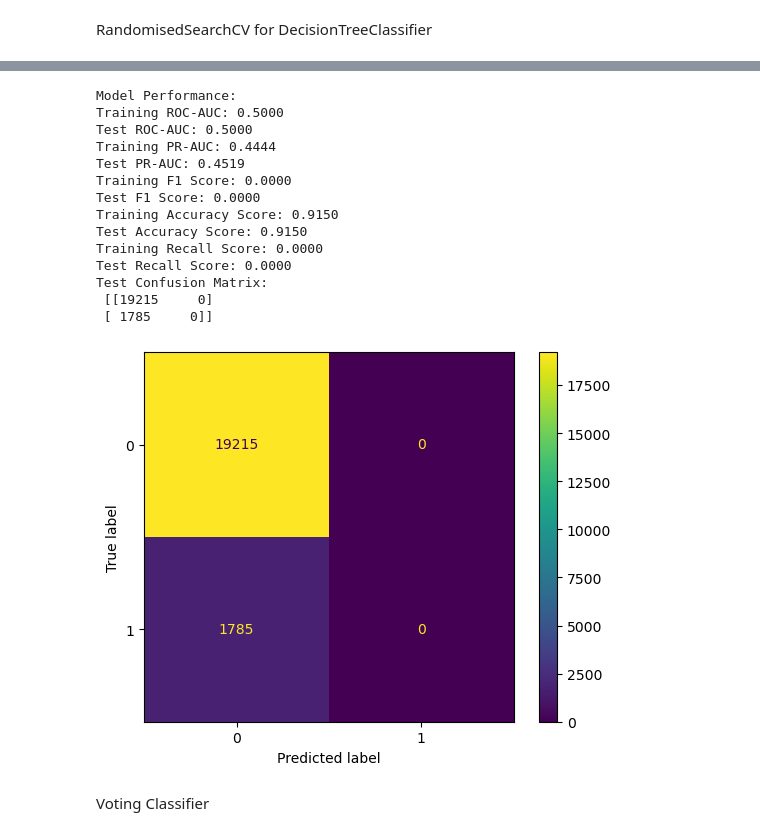
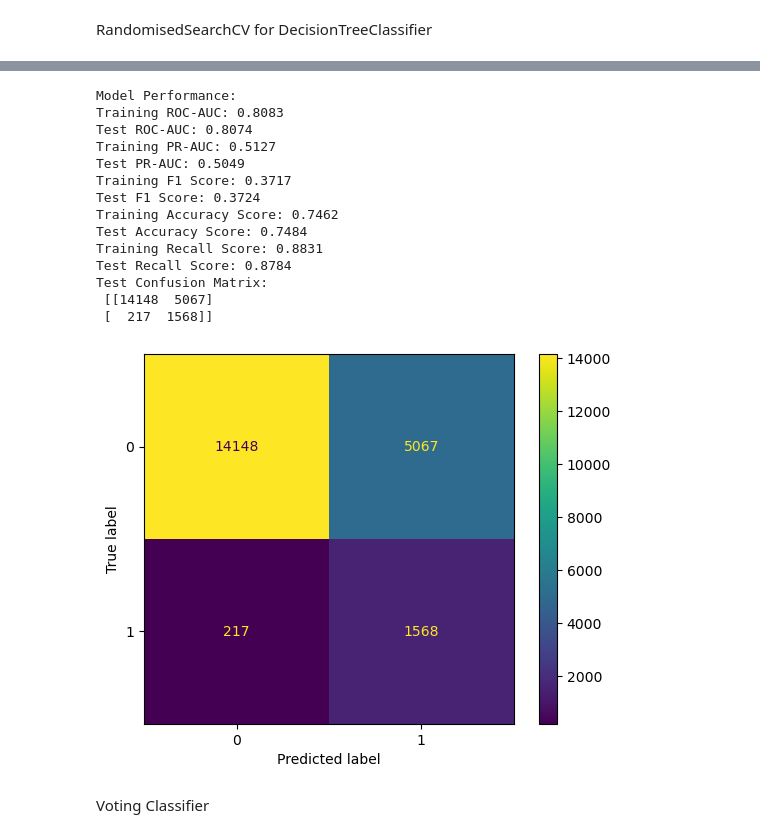
Before and after one commit to kasia-sko/ML, a Jupyter notebook: projekt_1/budowa_krok_2_1.ipynb, the cells around one changed output, grey strips where cells are left out. Saved outputs shown, nothing was run; the diff lists cells and outputs as text; code cells hidden in the pictures.

```diff
--- a/projekt_1/budowa_krok_2_1.ipynb
+++ b/projekt_1/budowa_krok_2_1.ipynb
@@ -467,7 +492,7 @@ param_dist = {
     'min_samples_leaf': [0.05, 0.1, 0.15, 0.2],
     'criterion': ['gini', 'entropy']
 }
-dt = DecisionTreeClassifier(random_state=42)
+dt = DecisionTreeClassifier(class_weight='balanced')
 scoring = {
     'roc_auc': 'roc_auc',
     'f1_score': 'f1',
@@ -510,28 +540,28 @@ Test Confusion Matrix:
 # %%
-lr = LogisticRegression()
+lr = LogisticRegression(class_weight='balanced')
 
 knn = KNeighborsClassifier(n_neighbors=9)
 
-dt = DecisionTreeClassifier(max_depth = 15, min_samples_leaf=0.1, random_state=2, max_features = 15)
+dt = DecisionTreeClassifier(max_depth = 15, min_samples_leaf=0.1, random_state=2, max_features = 15, class_weight='balanced')
 scores_model(X_train_transformed_df, X_test_transformed_df, dt)
 
 classifiers = [('Logistic Regression', lr), ('K Nearest Neighbours', knn), ('Classification Tree', dt)]
 # %% [output]
 Model Performance:
-Training ROC-AUC: 0.5000
-Test ROC-AUC: 0.5000
-Training PR-AUC: 0.4444
-Test PR-AUC: 0.4519
-Training F1 Score: 0.0000
-Test F1 Score: 0.0000
-Training Accuracy Score: 0.9150
-Test Accuracy Score: 0.9150
-Training Recall Score: 0.0000
-Test Recall Score: 0.0000
+Training ROC-AUC: 0.8083
+Test ROC-AUC: 0.8074
+Training PR-AUC: 0.5127
+Test PR-AUC: 0.5049
+Training F1 Score: 0.3717
+Test F1 Score: 0.3724
+Training Accuracy Score: 0.7462
+Test Accuracy Score: 0.7484
+Training Recall Score: 0.8831
+Test Recall Score: 0.8784
 Test Confusion Matrix:
- [[19215     0]
- [ 1785     0]]
+ [[14148  5067]
+ [  217  1568]]
-[figure, old version]
+[figure, new version]
 # %% [markdown]
 Voting Classifier
 # %%
```
Also changed, not shown: parts of 17 cells of this notebook.
